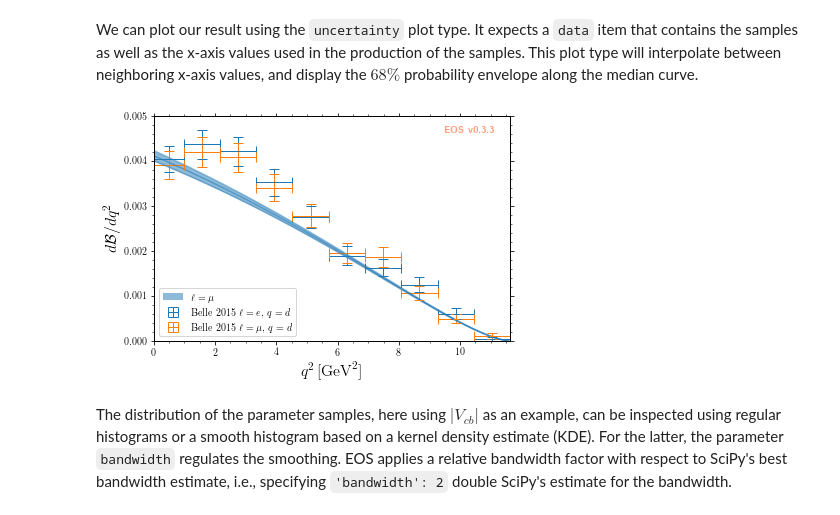
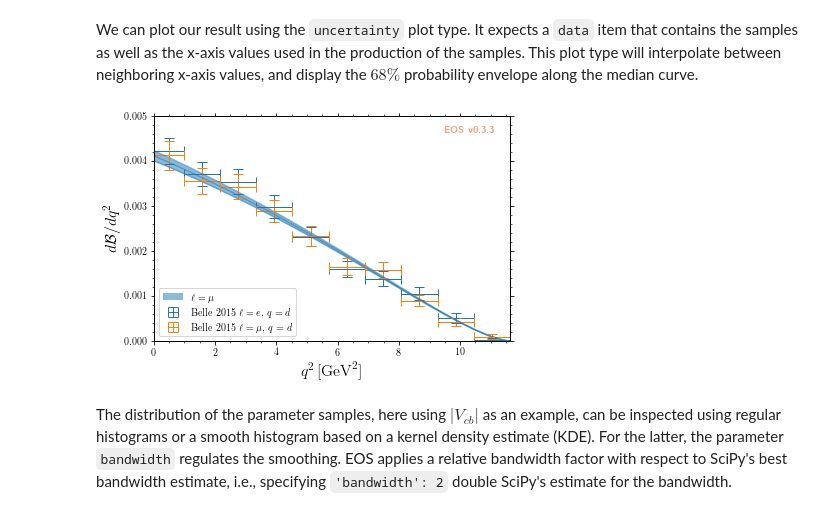
Before and after one commit to eos/eos, a Jupyter notebook: examples/inference.ipynb, the cells around one changed output. Drawn from its saved outputs; the diff is of its cells as text; code cells hidden in the pictures.

```diff
--- a/examples/inference.ipynb
+++ b/examples/inference.ipynb
@@ -179,5 +179,5 @@ e_obs       = [eos.Observable.make(
                   'B->Dlnu::dBR/dq2', analysis.parameters, eos.Kinematics(q2=q2),
                   eos.Options({'form-factors': 'BSZ2015', 'l': 'e', 'q': 'd'}))
               for q2 in e_q2values]
-parameter_samples, log_posterior, e_samples  = analysis.sample(N=20000, stride=5, pre_N=1000, preruns=5, start_point=bfp.point, observables=e_obs)
+parameter_samples, log_posterior, e_samples  = analysis.sample(N=20000, stride=5, pre_N=3000, preruns=5, start_point=bfp.point, observables=e_obs)
 # %% [output]
@@ -198,36 +203,36 @@ plot_args = {
     'plot': {
         'x': { 'label': r'$q^2$', 'unit': r'$\textnormal{GeV}^2$', 'range': [0.0, 11.63] },
         'y': { 'label': r'$d\mathcal{B}/dq^2$',                    'range': [0.0,  5e-3] },
         'legend': { 'location': 'lower left' }
     },
     'contents': [
         {
           'label': r'$\ell=\mu$', 'type': 'uncertainty', 'range': [0.02, 11.60],
           'data': { 'samples': e_samples, 'xvalues': e_q2values }
         },
         {
             'label': r'Belle 2015 $\ell=e,\, q=d$',
             'type': 'constraint',
             'color': 'C0',
             'constraints': 'B^0->D^+e^-nu::BRs@Belle:2015A',
             'observable': 'B->Dlnu::BR',
             'variable': 'q2',
-            'rescale-by-width': False
+            'rescale-by-width': True
         },
         {
             'label': r'Belle 2015 $\ell=\mu,\,q=d$',
             'type': 'constraint',
             'color': 'C1',
             'constraints': 'B^0->D^+mu^-nu::BRs@Belle:2015A',
             'observable': 'B->Dlnu::BR',
             'variable': 'q2',
-            'rescale-by-width': False
+            'rescale-by-width': True
         },
     ]
 }
 eos.plot.Plotter(plot_args).plot()
 # %% [output]
-[figure, old version]
+[figure, new version]
 # %% [markdown]
 The distribution of the parameter samples, here using $|V_{cb}|$ as an example, can be inspected using regular histograms or a smooth histogram based on a kernel density estimate (KDE). For the latter, the parameter ``bandwidth`` regulates the smoothing. EOS applies a relative bandwidth factor with respect to SciPy's best bandwidth estimate, i.e., specifying `'bandwidth': 2` double SciPy's estimate for the bandwidth.
 # %%
```
Also changed, not shown: parts of 5 cells of this notebook.
